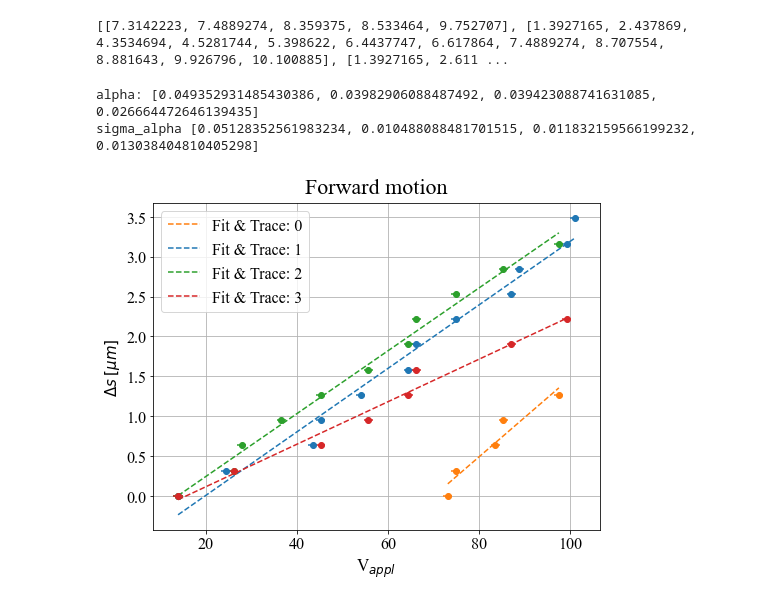
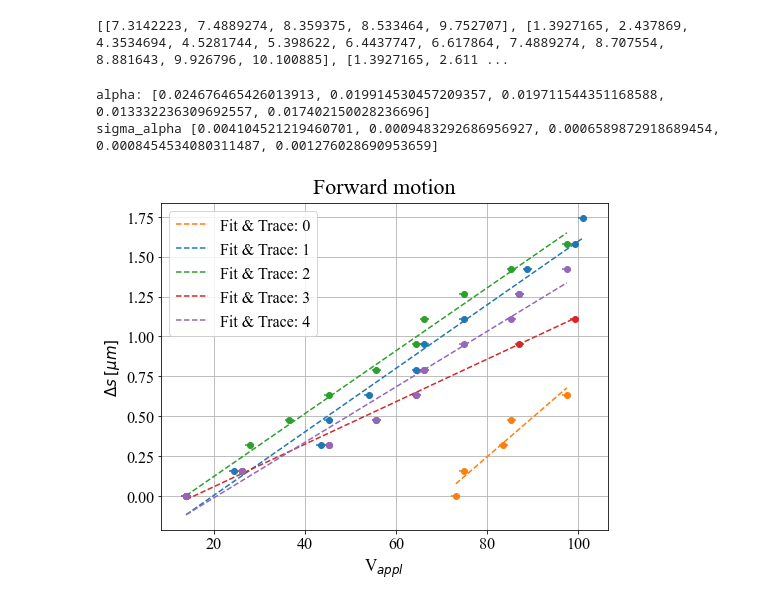
Before and after one commit to Neub28/Experimentel-Physics-2, a Jupyter notebook: Michelson-interferometer/Nicolai/Databehandling dag 1.ipynb, the cells around one changed output. Drawn from its saved outputs; the diff is of its cells as text; code cells hidden in the pictures.

```diff
--- a/Michelson-interferometer/Nicolai/Databehandling dag 1.ipynb
+++ b/Michelson-interferometer/Nicolai/Databehandling dag 1.ipynb
@@ -476,41 +478,42 @@ print(forward_extrema)
 # %%
 fig, ax = plt.subplots(figsize=(8,6))
 
-del forward_extrema[-1]
 V_appl_list_f, delta_s_list_f = delta_s_maker(forward_extrema, True)
 
 alph_f = []
 uncer_f = []
 
 col_ary = ['tab:orange', 'tab:blue', 'tab:green', 'tab:red', 'tab:purple', 'tab:brown']
 
 for i, V, s in zip(range(len(V_appl_list_f)), V_appl_list_f, delta_s_list_f) :
     V_new = multiplier(V, 10)
+    s = multiplier(s, 1/2)
 
-    p_opt, p_cov = curve_fit(straight_line, V_new, s, p0=init_guess, absolute_sigma=True)
+    init_guess = [0.02, 1]
+    p_opt, p_cov = curve_fit(straight_line, V_new, s, p0=init_guess, absolute_sigma=False)
     V_fit = np.linspace(min(V_new), max(V_new))
     s_fit = straight_line(V_fit, *p_opt)
 
     alph_f.append(p_opt[0])
-    uncer_f.append(np.sqrt(np.round(p_cov[0][0],5)))
+    uncer_f.append(np.sqrt(p_cov[0][0]))
 
     ax.errorbar(V_new, s, xerr = np.full(len(V_new), 1), fmt = 'o', color = col_ary[i])
     ax.plot(V_fit, s_fit, '--', label='Fit & Trace: {}'.format(i), color=col_ary[i])
 
 ax.legend()
 ax.grid()
 ax.set_xlabel("V$_{appl}$", fontsize=17)
 ax.set_ylabel("$\Delta s$ $[\mu m]$", fontsize=15)
 ax.set_title("Forward motion", pad = 10)
 
 print('alpha:', alph_f)
 print('sigma_alpha', uncer_f)
 
 #plt.savefig("Trace1_dag1f.png", format="png")
 # %% [output]
-alpha: [0.049352931485430386, 0.03982906088487492, 0.039423088741631085, 0.026664472646139435]
-sigma_alpha [0.05128352561983234, 0.010488088481701515, 0.011832159566199232, 0.013038404810405298]
+alpha: [0.024676465426013913, 0.019914530457209357, 0.019711544351168588, 0.013332236309692557, 0.017402150028236696]
+sigma_alpha [0.004104521219460701, 0.0009483292686956927, 0.0006589872918689454, 0.0008454534080311487, 0.001276028690953659]
-[figure, old version]
+[figure, new version]
 # %%
 fig, ax = plt.subplots(figsize=(8,6))
 
```
Also changed, not shown: parts of 14 cells of this notebook, 15 other files.
